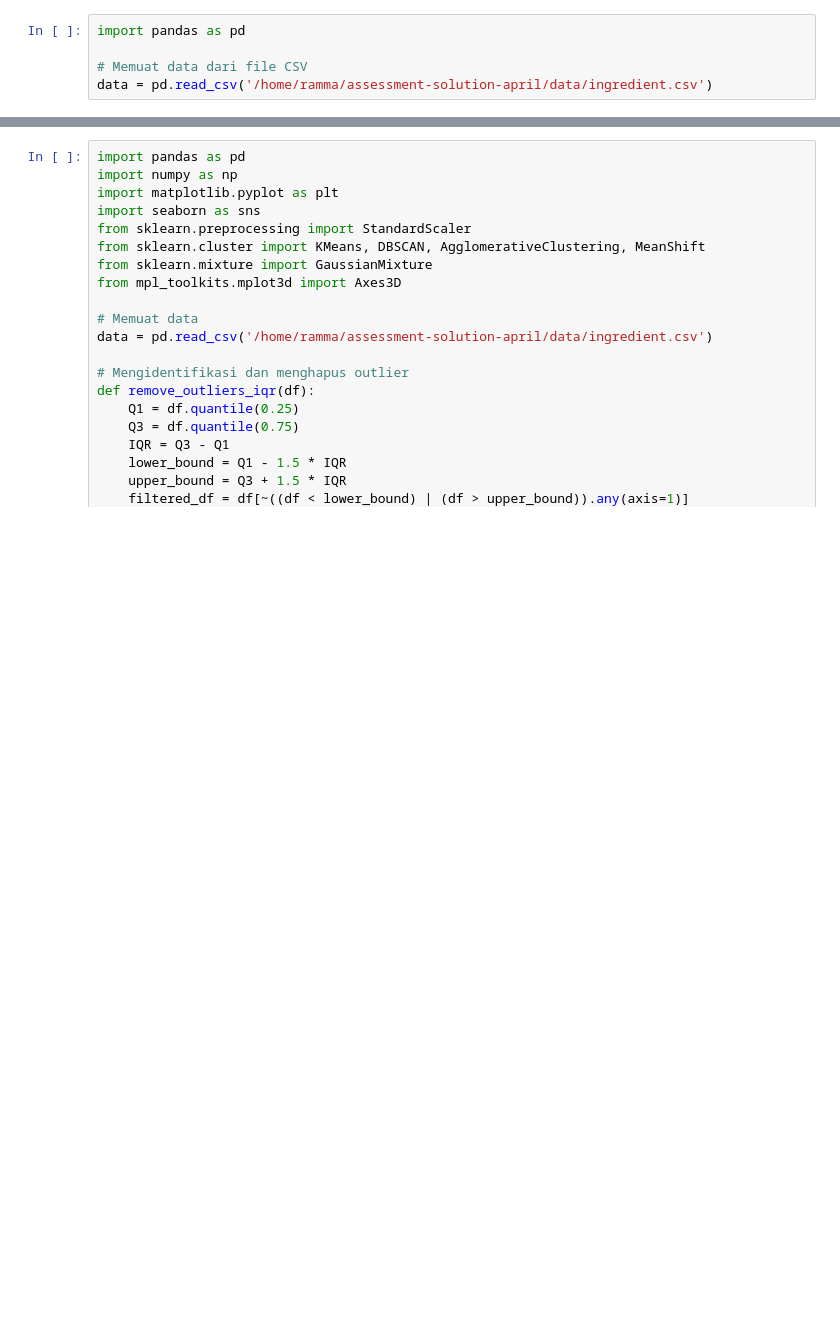
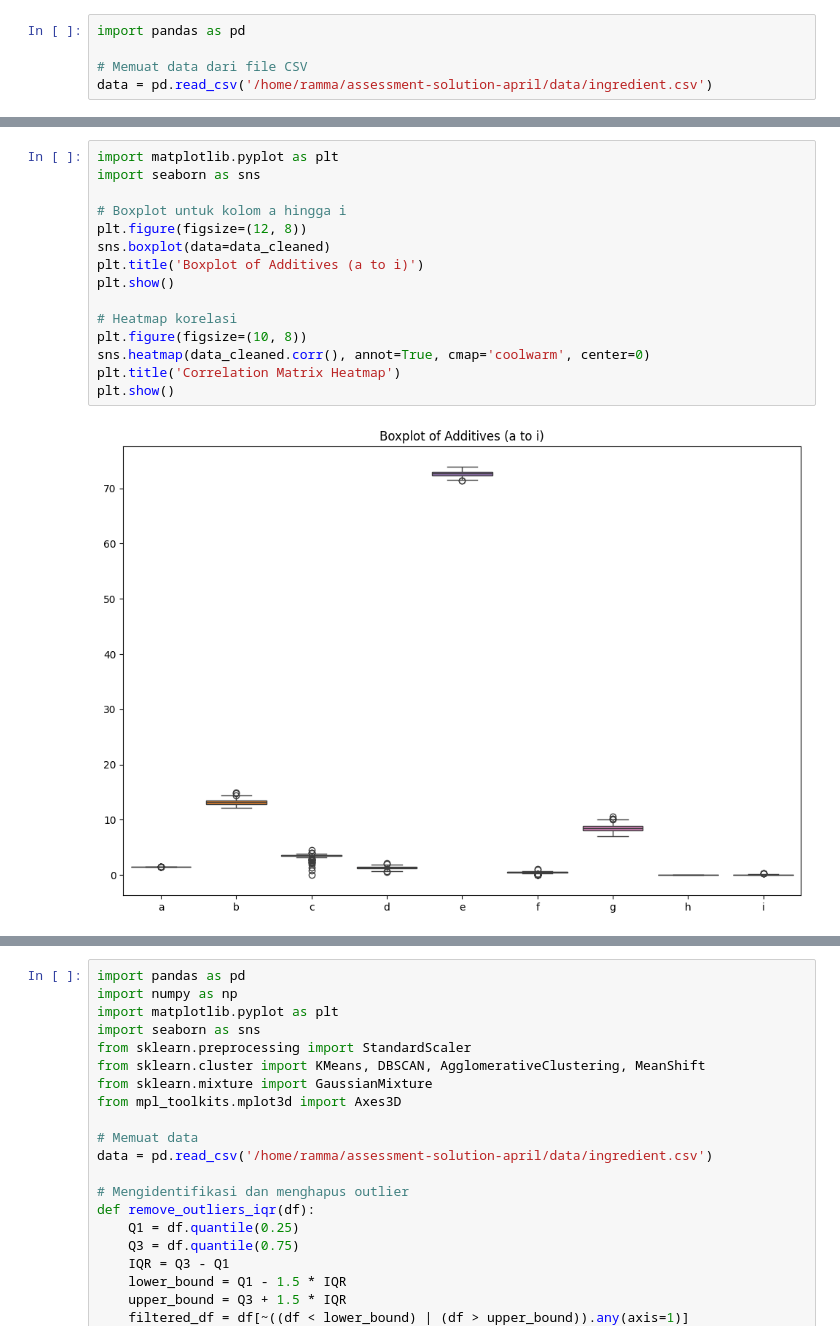
Before and after one commit to rammahayufitra/assessment-solution-april, a Jupyter notebook: solution_of_question_1/main.ipynb, the cells around one changed output, grey strips where cells are left out. Drawn from its saved outputs; the diff is of its cells as text; blank space fills up the shorter version.

```diff
--- a/solution_of_question_1/main.ipynb
+++ b/solution_of_question_1/main.ipynb
@@ -148,0 +126,17 @@ plt.show()
+# %%
+import matplotlib.pyplot as plt
+import seaborn as sns
+
+# Boxplot untuk kolom a hingga i
+plt.figure(figsize=(12, 8))
+sns.boxplot(data=data_cleaned)
+plt.title('Boxplot of Additives (a to i)')
+plt.show()
+
+# Heatmap korelasi
+plt.figure(figsize=(10, 8))
+sns.heatmap(data_cleaned.corr(), annot=True, cmap='coolwarm', center=0)
+plt.title('Correlation Matrix Heatmap')
+plt.show()
+# %% [output]
+[figure, added]
```
Also changed, not shown: parts of 8 cells of this notebook.
